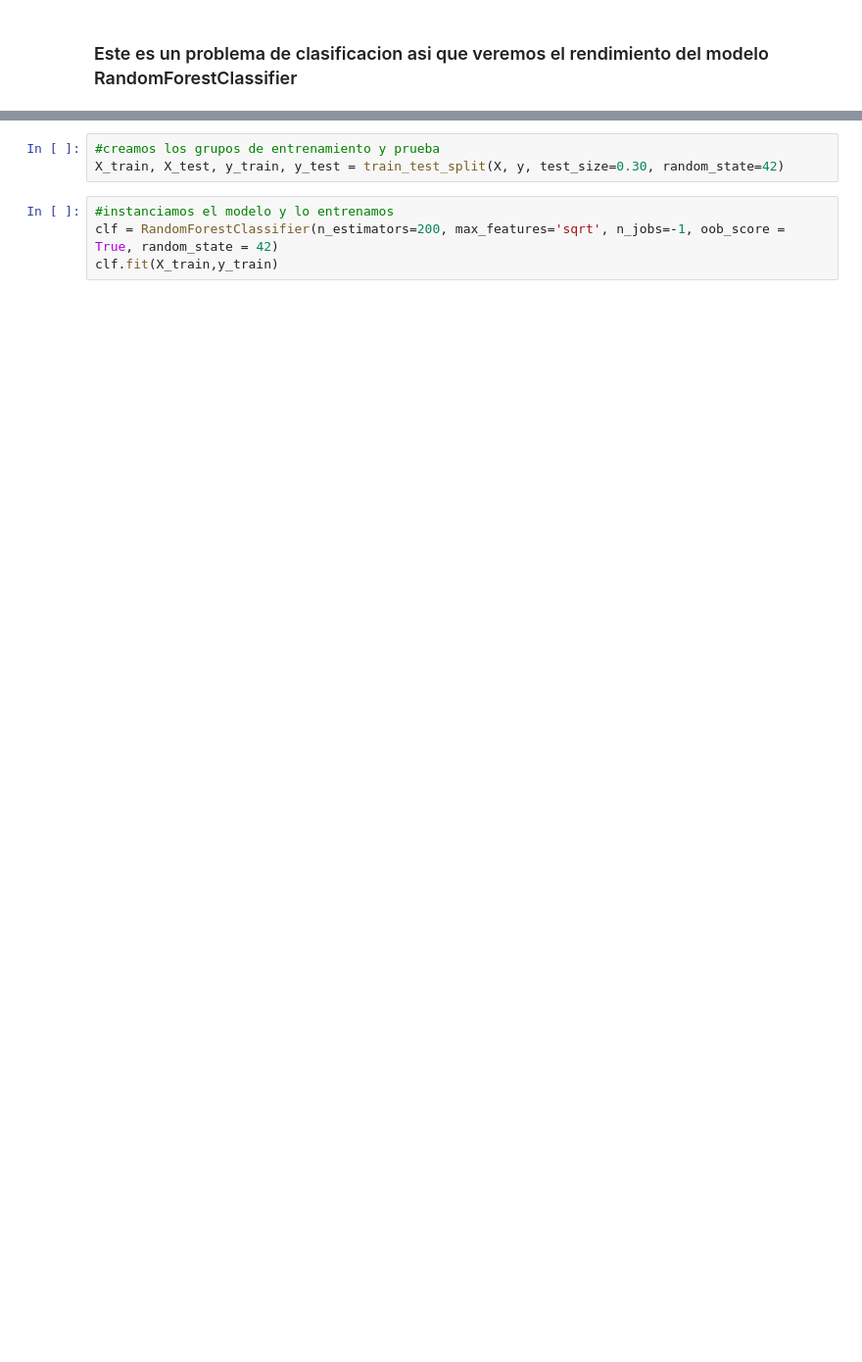
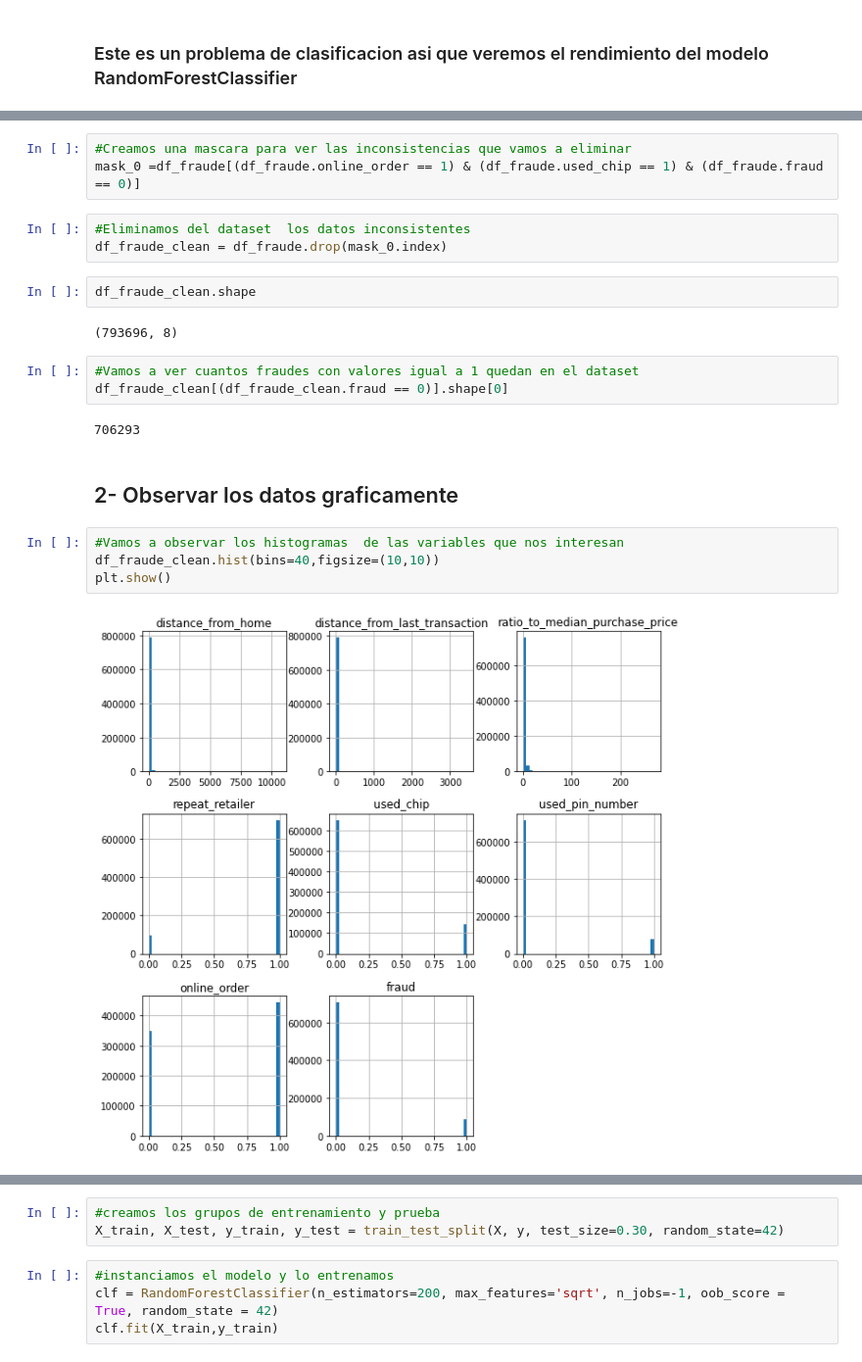
Before and after one commit to nelfaro/Hackathon, a Jupyter notebook: Fraude en TC/Hackaton_fraude.ipynb, the cells around one changed output, grey strips where cells are left out. Shown at 98% size. Saved outputs shown, nothing was run; the diff lists cells and outputs as text; blank space fills up the shorter version.

```diff
--- a/Fraude en TC/Hackaton_fraude.ipynb
+++ b/Fraude en TC/Hackaton_fraude.ipynb
@@ -50,0 +106,23 @@ df_fraude.head(2)
+# %%
+#Creamos una mascara para ver las inconsistencias que vamos a eliminar
+mask_0 =df_fraude[(df_fraude.online_order == 1) & (df_fraude.used_chip == 1) & (df_fraude.fraud == 0)]
+# %%
+#Eliminamos del dataset  los datos inconsistentes
+df_fraude_clean = df_fraude.drop(mask_0.index)
+# %%
+df_fraude_clean.shape
+# %% [output]
+(793696, 8)
+# %%
+#Vamos a ver cuantos fraudes con valores igual a 1 quedan en el dataset
+df_fraude_clean[(df_fraude_clean.fraud == 0)].shape[0]
+# %% [output]
+706293
+# %% [markdown]
+## 2- Observar los datos graficamente
+# %%
+#Vamos a observar los histogramas  de las variables que nos interesan
+df_fraude_clean.hist(bins=40,figsize=(10,10))
+plt.show()
+# %% [output]
+[figure, added]
```
Also changed, not shown: parts of 56 cells of this notebook.
